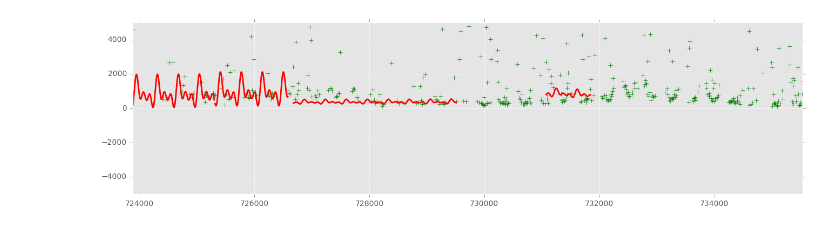
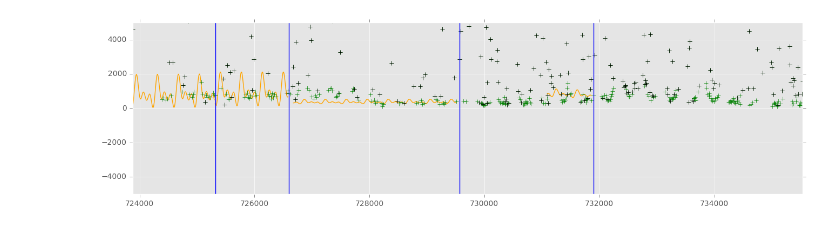
Before and after one commit to repository-preservation/lcmap-pyccd, a Jupyter notebook: notebooks/ccd_example.ipynb, the cells around one changed output. Drawn from its saved outputs; the diff is of its cells as text; code cells hidden in the pictures.

```diff
--- a/notebooks/ccd_example.ipynb
+++ b/notebooks/ccd_example.ipynb
@@ -37,9 +37,11 @@ results = ccd.detect(dates, blues, greens, reds, nirs, swir1s, swir2s, thermals,
 # %%
+mask = results['processing_mask']
 print('Start Date: {0}\nEnd Date: {1}\n'.format(datetime.fromordinal(dates[0]),
                                                 datetime.fromordinal(dates[-1])))
 
 predicted_values = []
 prediction_dates = []
+break_dates = []
 
 for num, result in enumerate(results['change_models']):
     print('Result: {}'.format(num))
@@ -50,6 +52,7 @@ for num, result in enumerate(results['change_models']):
 
     days = np.arange(result.start_day, result.end_day + 1)
     prediction_dates.append(days)
+    break_dates.append(result.break_day)
 
     intercept = result.green.intercept
     coef = result.green.coefficients
@@ -63,10 +66,14 @@ plt.style.use('ggplot')
 
 fg = plt.figure(figsize=(16,9), dpi=300)
 a1 = fg.add_subplot(2, 1, 1, xlim=(min(dates), max(dates)), ylim=(-5000, 5000))
-a1.plot(dates, greens, 'g+')
 
+# Predicted curves
 for _preddate, _predvalue in zip(prediction_dates, predicted_values):
-    a1.plot(_preddate, _predvalue, 'r', linewidth=2)
+    a1.plot(_preddate, _predvalue, 'orange', linewidth=1)
+
+a1.plot(dates, greens, 'g+') # Observed values
+a1.plot(dates[~mask], greens[~mask], 'k+') # Observed values masked out
+for b in break_dates: a1.axvline(b)
 # %% [output]
 Start Date: 1982-12-04 00:00:00
 End Date: 2014-11-02 00:00:00
@@ -88 +95 @@ Observations: 39
-[figure, old version]
+[figure, new version]
```
Also changed, not shown: parts of 2 cells of this notebook, 1 other file.
